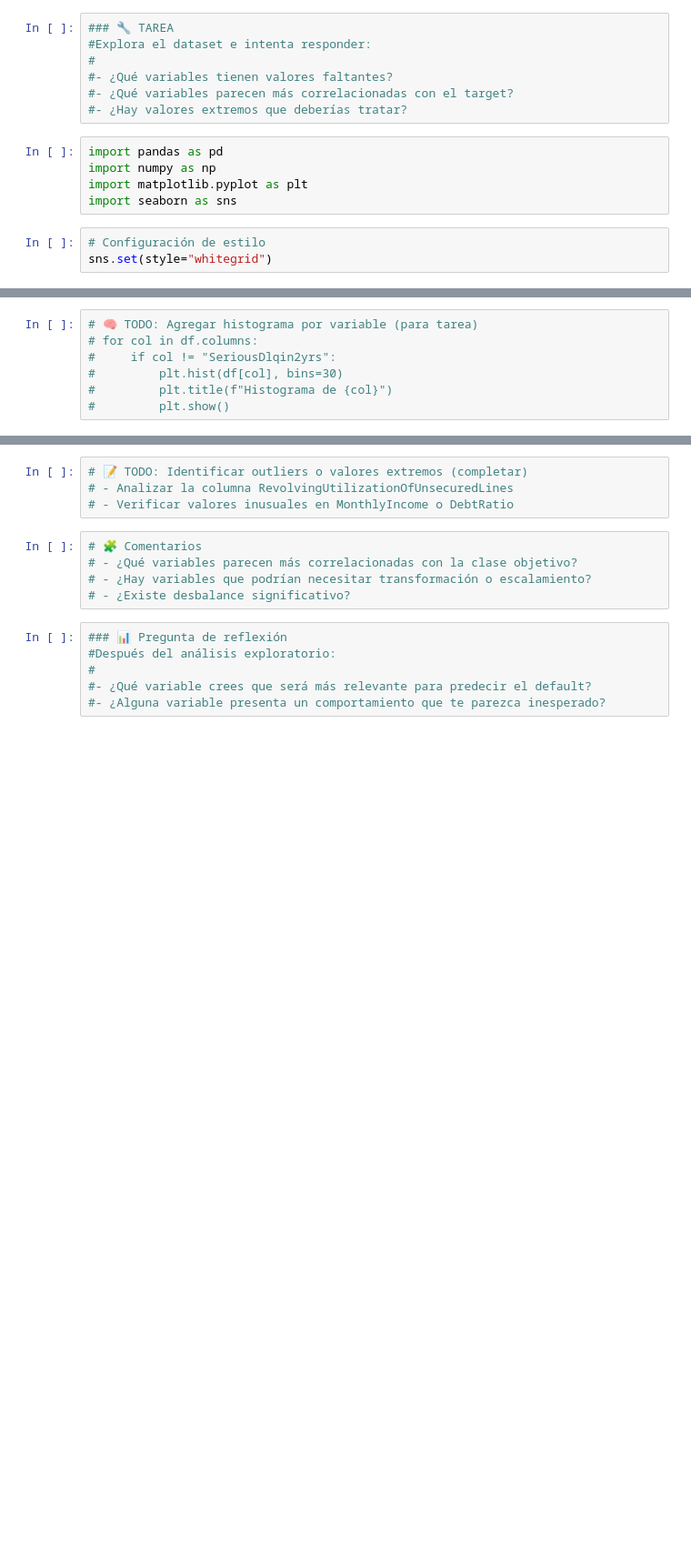
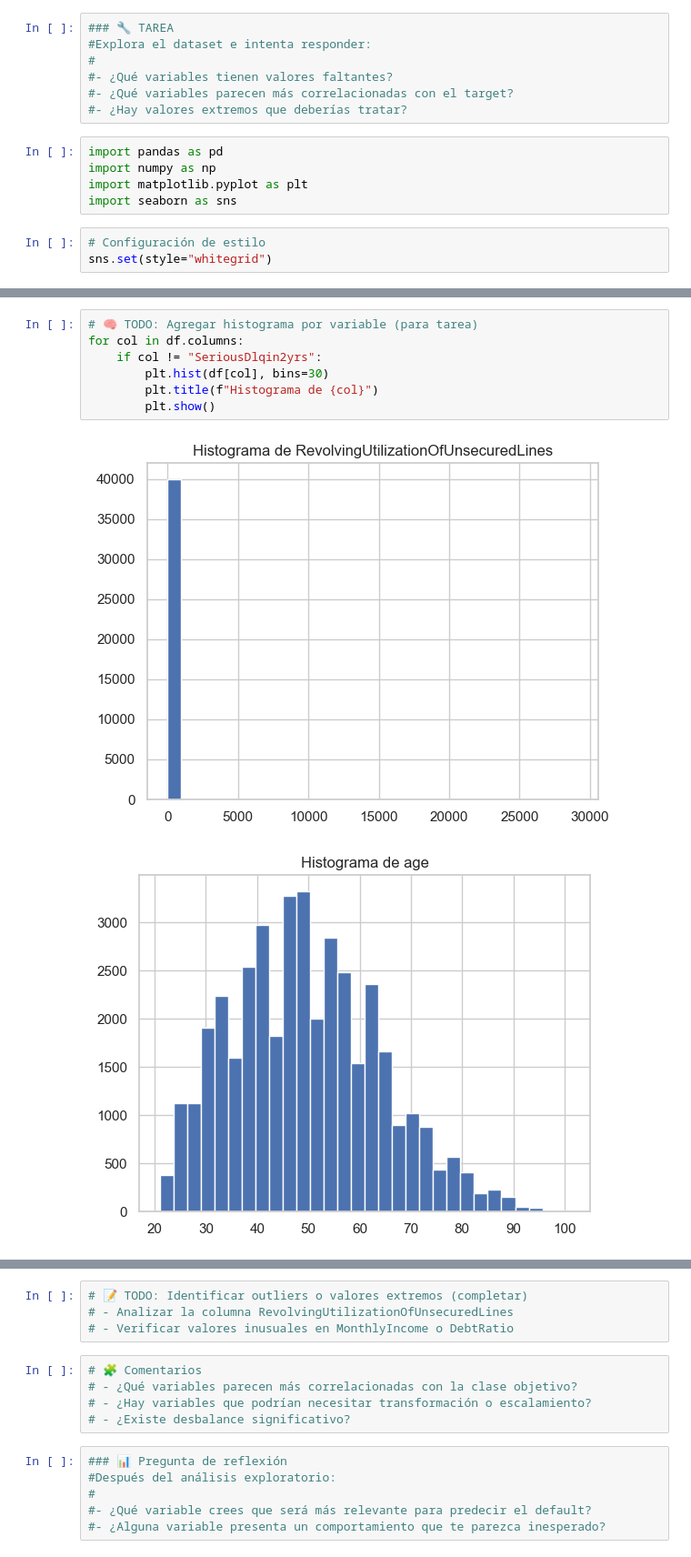
Before and after one commit to solivare/DeepNeuralNetworkUSS, a Jupyter notebook: Projects/Credit/notebooks/EDA.ipynb, the cells around one changed output, grey strips where cells are left out. Shown at 91% size. Drawn from its saved outputs; the diff is of its cells as text; blank space fills up the shorter version.

```diff
--- a/Projects/Credit/notebooks/EDA.ipynb
+++ b/Projects/Credit/notebooks/EDA.ipynb
@@ -50,7 +97,10 @@ for col in df.columns:
 # %%
 # 🧠 TODO: Agregar histograma por variable (para tarea)
-# for col in df.columns:
-#     if col != "SeriousDlqin2yrs":
-#         plt.hist(df[col], bins=30)
-#         plt.title(f"Histograma de {col}")
-#         plt.show()
+for col in df.columns:
+    if col != "SeriousDlqin2yrs":
+        plt.hist(df[col], bins=30)
+        plt.title(f"Histograma de {col}")
+        plt.show()
+# %% [output]
+[figure, added]
+[figure, added]
```
Also changed, not shown: parts of 6 cells of this notebook, 5 other files.
